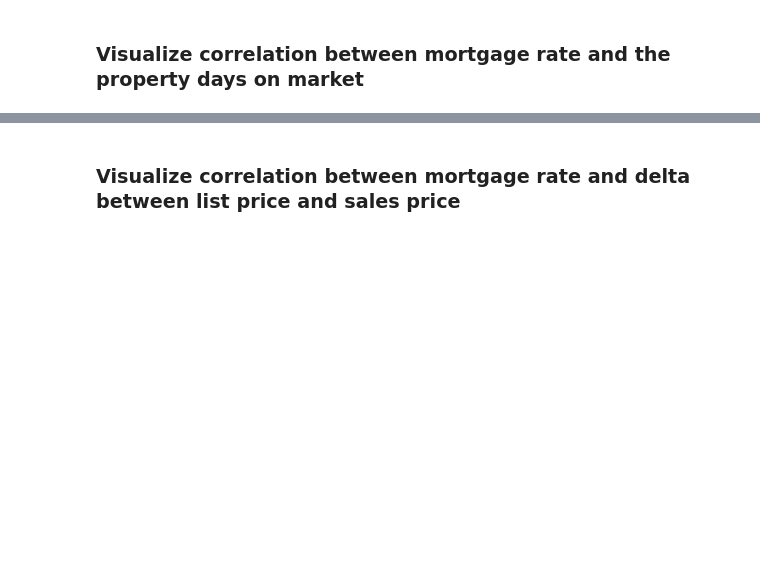
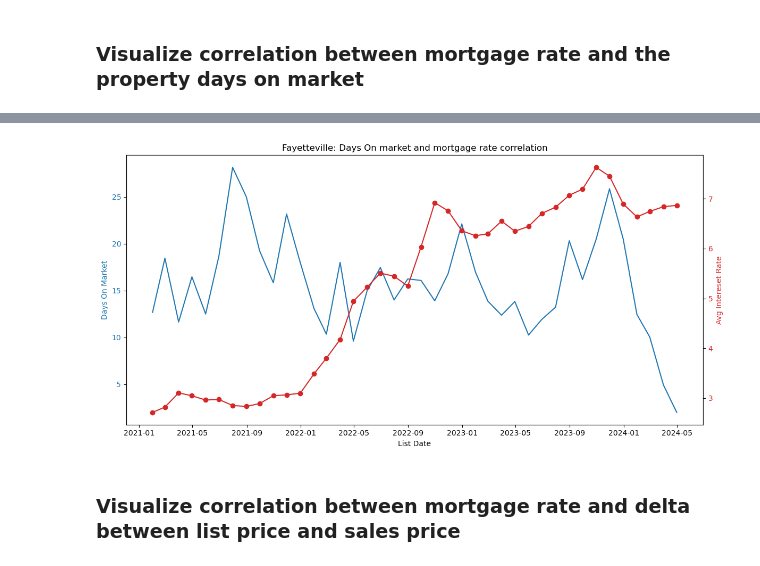
Before and after one commit to atulbachhav22/Real-Estate-Analysis-Project, a Jupyter notebook: real-estate-analysis_updated.ipynb, the cells around one changed output, grey strips where cells are left out. Drawn from its saved outputs; the diff is of its cells as text; code cells hidden in the pictures; blank space fills up the shorter version.

```diff
--- a/real-estate-analysis_updated.ipynb
+++ b/real-estate-analysis_updated.ipynb
@@ -425,7 +795,12 @@ mortageweekly_df_sliced.head()
 # %% [markdown]
 #### Get single family homes real estate data
 # %%
-#single_family
+#single_family Raleigh
 single_family_residence_3_2["week-year"]  = single_family_residence_3_2['List Date'].dt.year.astype(str) + single_family_residence_3_2['List Date'].dt.isocalendar().week.astype(str)
 single_family_residence_3_2["Price Delta"] = single_family_residence_3_2["Sold Price"] - single_family_residence_3_2["List Price"]
 single_family_residence_3_2.head() #162138
+
+#single_family Fayetteville
+single_family_residence_3_2_fayetteville["week-year"]  = single_family_residence_3_2_fayetteville['List Date'].dt.year.astype(str) + single_family_residence_3_2_fayetteville['List Date'].dt.isocalendar().week.astype(str)
+single_family_residence_3_2_fayetteville["Price Delta"] = single_family_residence_3_2_fayetteville["Sold Price"] - single_family_residence_3_2_fayetteville["List Price"]
+single_family_residence_3_2_fayetteville.head() #162138
@@ -432,3 +834,7 @@ single_family_residence_3_2.head() #162138
 # %% [markdown]
 #### Merge morgage data and single family real esate data frame on week-year of list date
+# %%
+#merge mortageweekly_df_sliced and single_family_residence_3_2 on week year column
+realeastate_df  = pd.merge(mortageweekly_df_sliced,single_family_residence_3_2,on="week-year",how="inner")
+realeastate_df_fayetteville  = pd.merge(mortageweekly_df_sliced,single_family_residence_3_2_fayetteville,on="week-year",how="inner")
 # %%
@@ -443,0 +855,7 @@ realeastate_monthly_df.head()
+# %%
+#Group by month and find average month data
+realeastate_monthly_df_fayetteville = realeastate_df_fayetteville.resample('M', on='List Date').agg({'Days On Market': ['mean'],"30 Years FRM":['mean'], "Price Delta":['mean']})
+
+realeastate_monthly_df_fayetteville.columns = ['Avg Days on Market', 'Avg Intereset Rate','Avg Price Delta']
+
+realeastate_monthly_df_fayetteville.head()
@@ -471,3 +899,30 @@ plt.show()
+# %%
+
+#setting the fig size.
+fig, ax1 = plt.subplots(figsize=(12, 6))
+
+# bar chart that displays average days on market for property in a month.
+color = 'tab:blue'
+ax1.set_xlabel('List Date')
+ax1.set_ylabel('Days On Market', color=color)
+ax1.plot(realeastate_monthly_df_fayetteville.index, realeastate_monthly_df_fayetteville['Avg Days on Market'], color=color)
+ax1.tick_params(axis='y', labelcolor=color)
+ax1.set_title('Fayetteville: Days On market and mortgage rate correlation')
+
+# twin axes for the average mortage rate in a month
+# telling the program that the axes will be plotted on the same graph.
+ax2 = ax1.twinx()
+color = 'tab:red'
+ax2.set_ylabel('Avg Intereset Rate', color=color)
+ax2.plot(realeastate_monthly_df_fayetteville.index, realeastate_monthly_df_fayetteville['Avg Intereset Rate'], color=color, marker='o')
+ax2.tick_params(axis='y', labelcolor=color)
+
+
+#tightening the layout
+fig.tight_layout()
+plt.show()
+# %% [output]
+[figure, added]
 # %% [markdown]
 ### Visualize correlation between mortgage rate and delta between list price and sales price
 # %%
```
Also changed, not shown: parts of 37 cells of this notebook, 12 other files.
